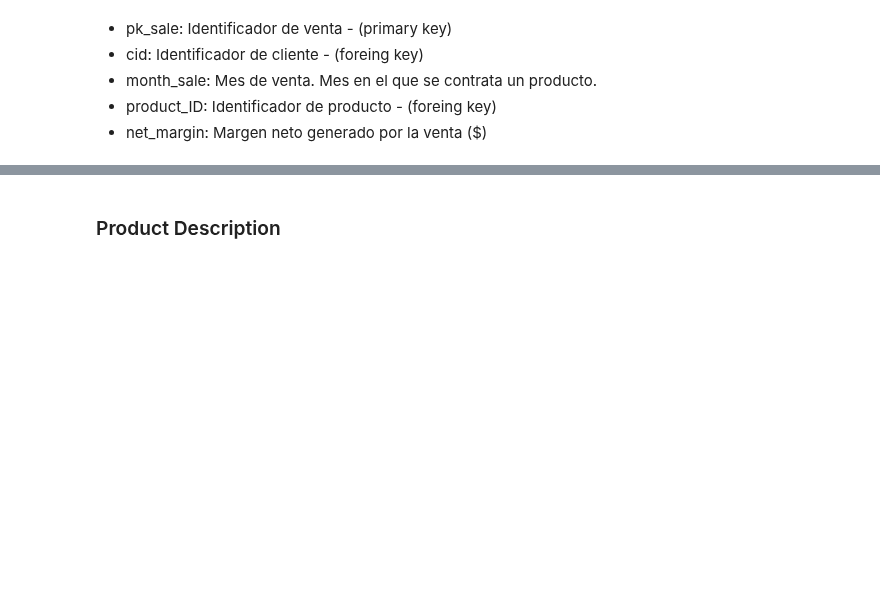
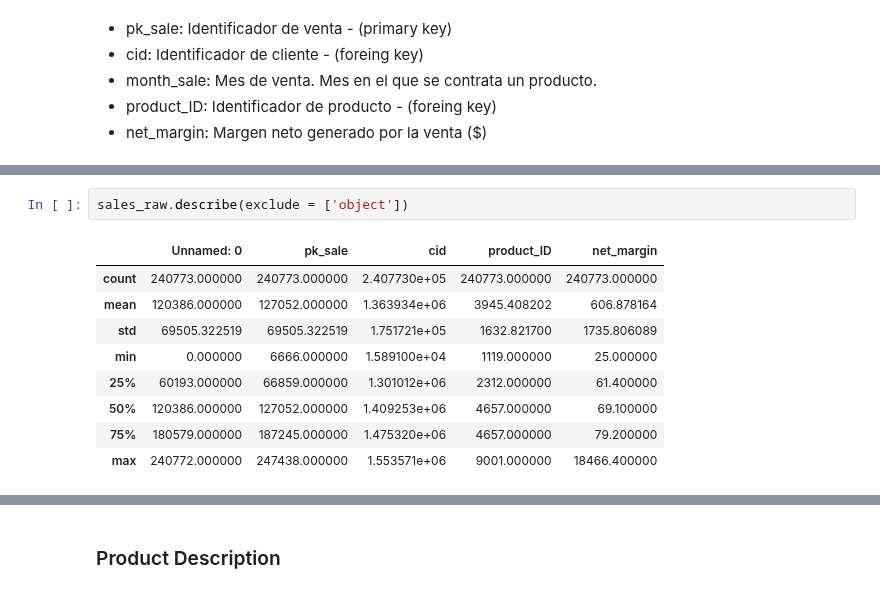
Before and after one commit to RicardColomOrero/easymoney, a Jupyter notebook: Easymoney.ipynb, the cells around one changed output, grey strips where cells are left out. Cells and saved outputs as stored; diff of their text form; blank space fills up the shorter version.

```diff
--- a/Easymoney.ipynb
+++ b/Easymoney.ipynb
@@ -223,0 +137,12 @@ dtype: int64
+# %%
+sales_raw.describe(exclude = ['object'])
+# %% [output]
+|  | Unnamed: 0 | pk_sale | cid | product_ID | net_margin |
+| count | 240773.000000 | 240773.000000 | 2.407730e+05 | 240773.000000 | 240773.000000 |
+| mean | 120386.000000 | 127052.000000 | 1.363934e+06 | 3945.408202 | 606.878164 |
+| std | 69505.322519 | 69505.322519 | 1.751721e+05 | 1632.821700 | 1735.806089 |
+| min | 0.000000 | 6666.000000 | 1.589100e+04 | 1119.000000 | 25.000000 |
+| 25% | 60193.000000 | 66859.000000 | 1.301012e+06 | 2312.000000 | 61.400000 |
+| 50% | 120386.000000 | 127052.000000 | 1.409253e+06 | 4657.000000 | 69.100000 |
+| 75% | 180579.000000 | 187245.000000 | 1.475320e+06 | 4657.000000 | 79.200000 |
+| max | 240772.000000 | 247438.000000 | 1.553571e+06 | 9001.000000 | 18466.400000 |
```
Also changed, not shown: parts of 116 cells of this notebook.
